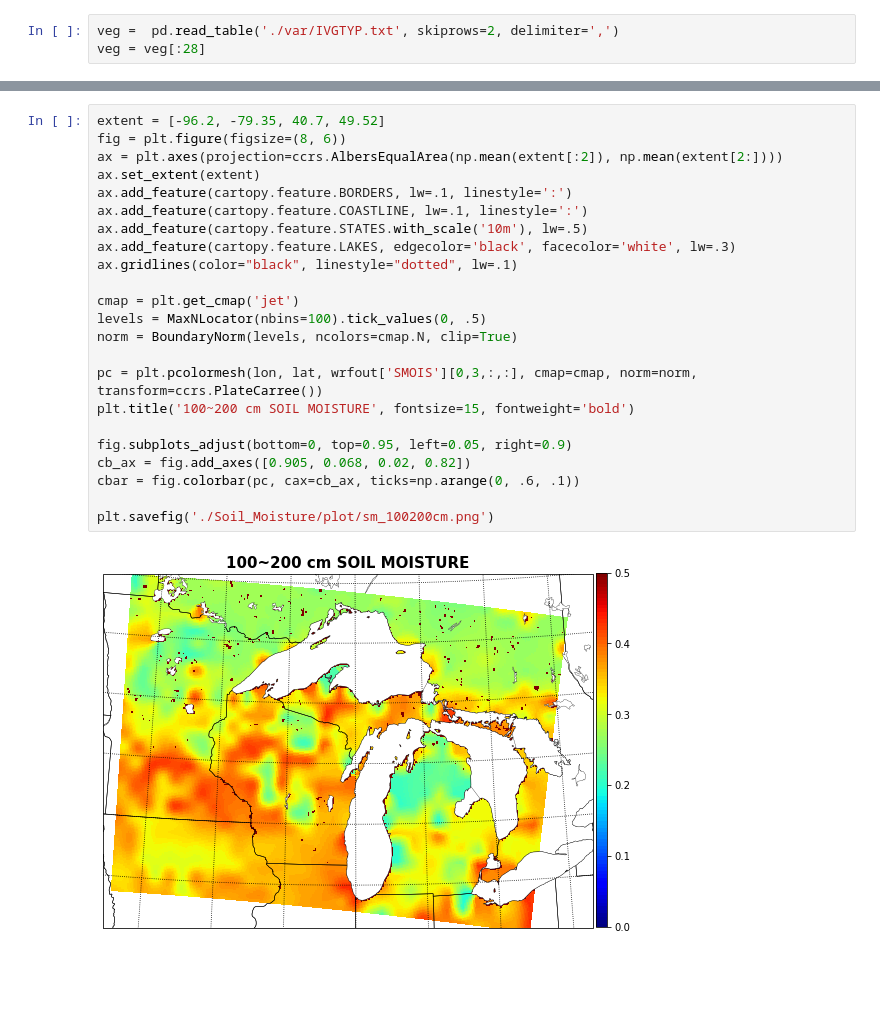
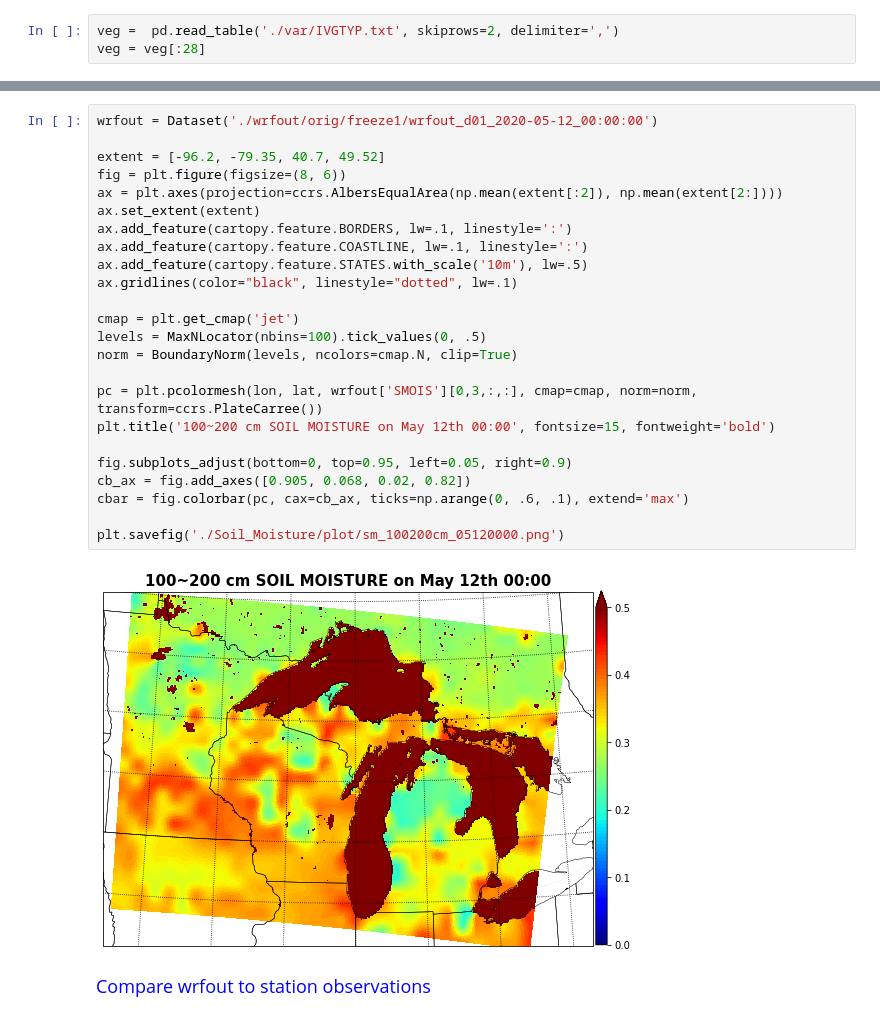
Before and after one commit to Diane1306/ERA5_PRISM, a Jupyter notebook: Soil_Moisture.ipynb, the cells around one changed output, grey strips where cells are left out. Drawn from its saved outputs; the diff is of its cells as text; blank space fills up the shorter version.

```diff
--- a/Soil_Moisture.ipynb
+++ b/Soil_Moisture.ipynb
@@ -328,25 +328,28 @@ plt.savefig('./Soil_Moisture/plot/soil_category.png')
 # %%
+wrfout = Dataset('./wrfout/orig/freeze1/wrfout_d01_2020-05-12_00:00:00')
+
 extent = [-96.2, -79.35, 40.7, 49.52]
 fig = plt.figure(figsize=(8, 6))
 ax = plt.axes(projection=ccrs.AlbersEqualArea(np.mean(extent[:2]), np.mean(extent[2:])))
 ax.set_extent(extent)
 ax.add_feature(cartopy.feature.BORDERS, lw=.1, linestyle=':')
 ax.add_feature(cartopy.feature.COASTLINE, lw=.1, linestyle=':')
 ax.add_feature(cartopy.feature.STATES.with_scale('10m'), lw=.5)
-ax.add_feature(cartopy.feature.LAKES, edgecolor='black', facecolor='white', lw=.3)
 ax.gridlines(color="black", linestyle="dotted", lw=.1)
 
 cmap = plt.get_cmap('jet')
 levels = MaxNLocator(nbins=100).tick_values(0, .5)
 norm = BoundaryNorm(levels, ncolors=cmap.N, clip=True)
 
 pc = plt.pcolormesh(lon, lat, wrfout['SMOIS'][0,3,:,:], cmap=cmap, norm=norm, transform=ccrs.PlateCarree())
-plt.title('100~200 cm SOIL MOISTURE', fontsize=15, fontweight='bold')
+plt.title('100~200 cm SOIL MOISTURE on May 12th 00:00', fontsize=15, fontweight='bold')
 
 fig.subplots_adjust(bottom=0, top=0.95, left=0.05, right=0.9)
 cb_ax = fig.add_axes([0.905, 0.068, 0.02, 0.82])
-cbar = fig.colorbar(pc, cax=cb_ax, ticks=np.arange(0, .6, .1))
+cbar = fig.colorbar(pc, cax=cb_ax, ticks=np.arange(0, .6, .1), extend='max')
 
-plt.savefig('./Soil_Moisture/plot/sm_100200cm.png')
+plt.savefig('./Soil_Moisture/plot/sm_100200cm_05120000.png')
 # %% [output]
-[figure, old version]
+[figure, new version]
+# %% [markdown]
+<font size=4 color=blue>Compare wrfout to station observations
```
Also changed, not shown: parts of 11 cells of this notebook, 2 other files.
